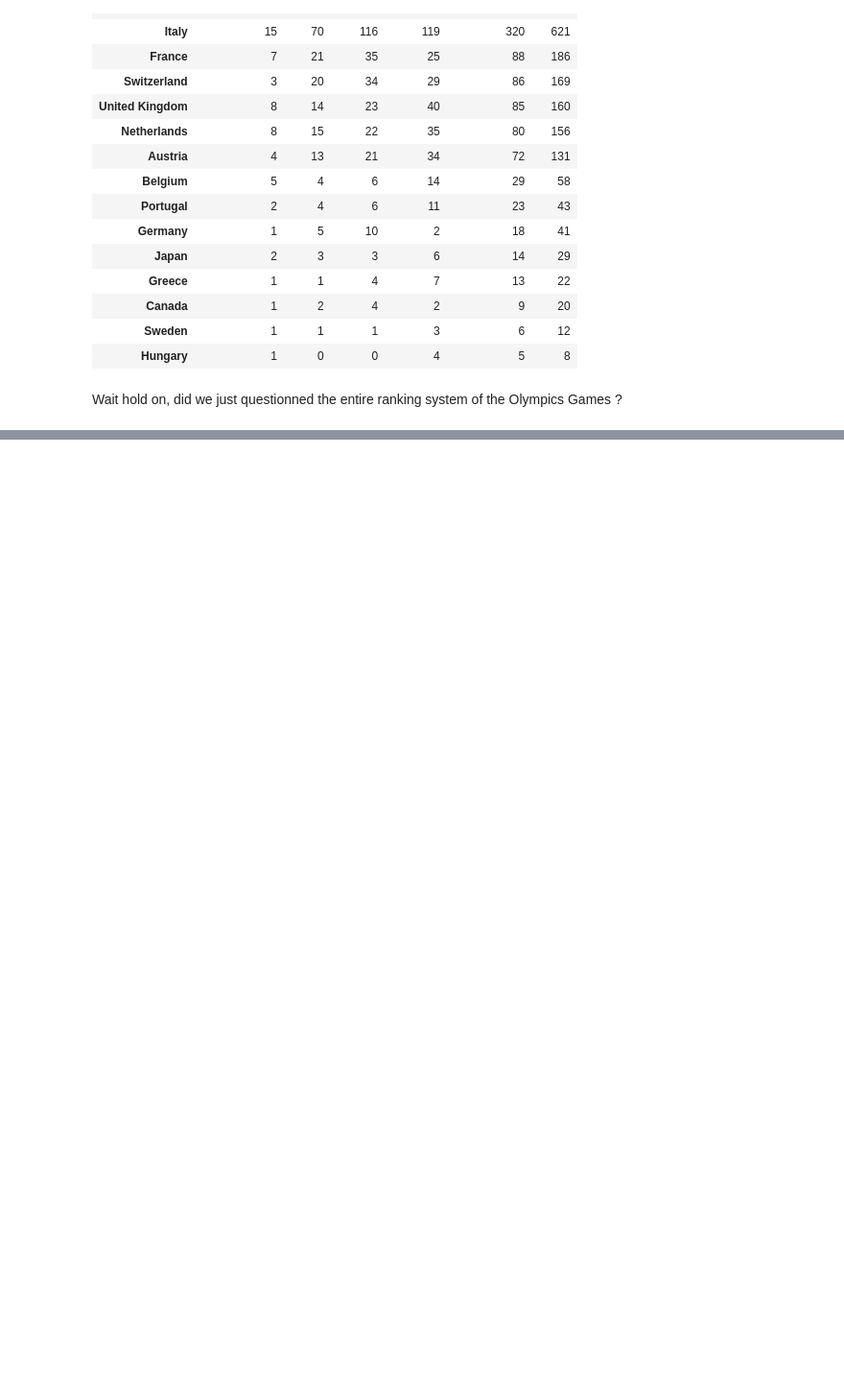
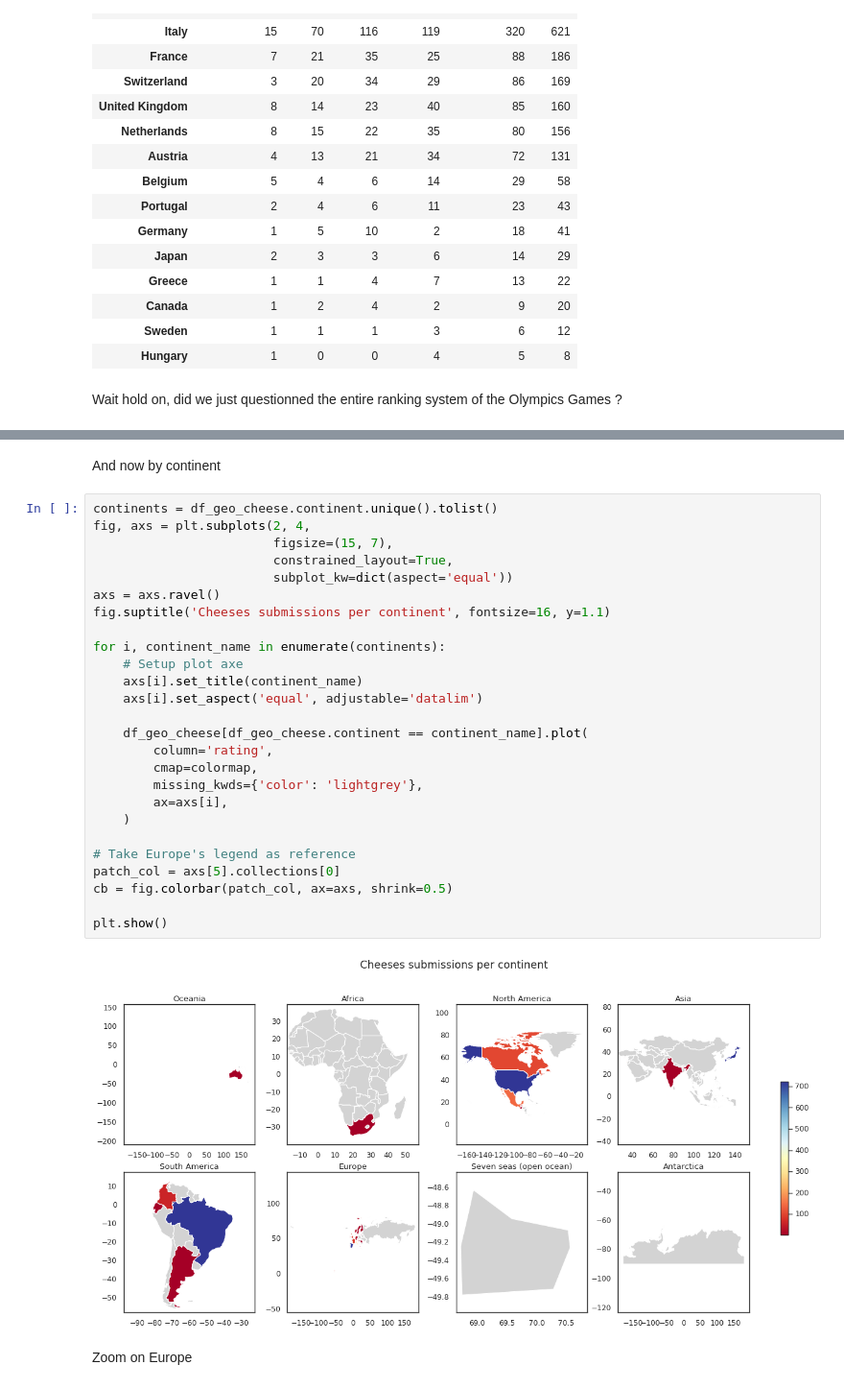
Before and after one commit to NanoClem/world-cheese-awards-analysis, a Jupyter notebook: world_cheese_awards_2021_EDA.ipynb, the cells around one changed output, grey strips where cells are left out. Shown at 96% size. Saved outputs shown, nothing was run; the diff lists cells and outputs as text; blank space fills up the shorter version.

```diff
--- a/world_cheese_awards_2021_EDA.ipynb
+++ b/world_cheese_awards_2021_EDA.ipynb
@@ -537,0 +630,32 @@ Wait hold on, did we just questionned the entire ranking system of the Olympics
+# %% [markdown]
+And now by continent
+# %%
+continents = df_geo_cheese.continent.unique().tolist()
+fig, axs = plt.subplots(2, 4,
+                        figsize=(15, 7),
+                        constrained_layout=True,
+                        subplot_kw=dict(aspect='equal'))
+axs = axs.ravel()
+fig.suptitle('Cheeses submissions per continent', fontsize=16, y=1.1)
+
+for i, continent_name in enumerate(continents):
+    # Setup plot axe
+    axs[i].set_title(continent_name)
+    axs[i].set_aspect('equal', adjustable='datalim')
+
+    df_geo_cheese[df_geo_cheese.continent == continent_name].plot(
+        column='rating',
+        cmap=colormap,
+        missing_kwds={'color': 'lightgrey'},
+        ax=axs[i],
+    )
+
+# Take Europe's legend as reference
+patch_col = axs[5].collections[0]
+cb = fig.colorbar(patch_col, ax=axs, shrink=0.5)
+
+plt.show()
+# %% [output]
+[figure, added]
+# %% [markdown]
+Zoom on Europe
```
Also changed, not shown: parts of 37 cells of this notebook.
